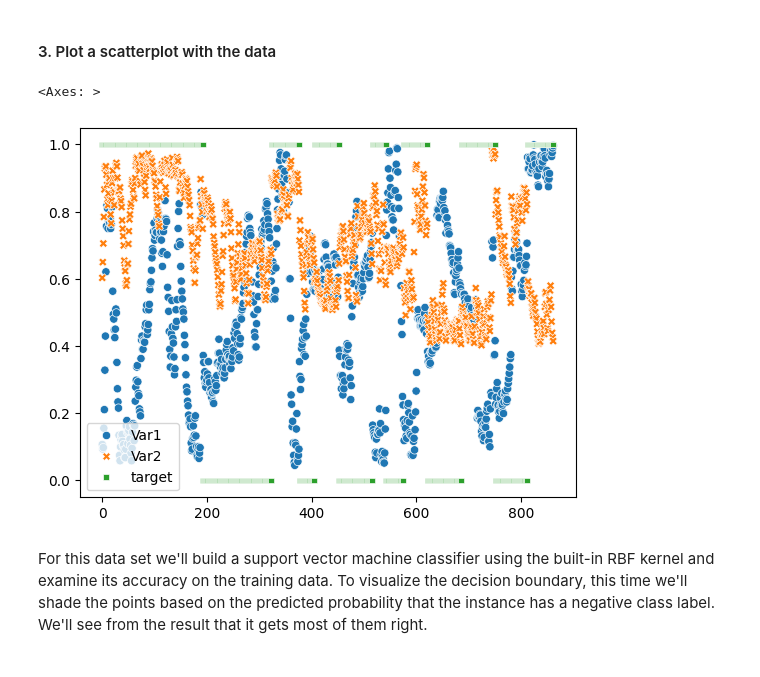
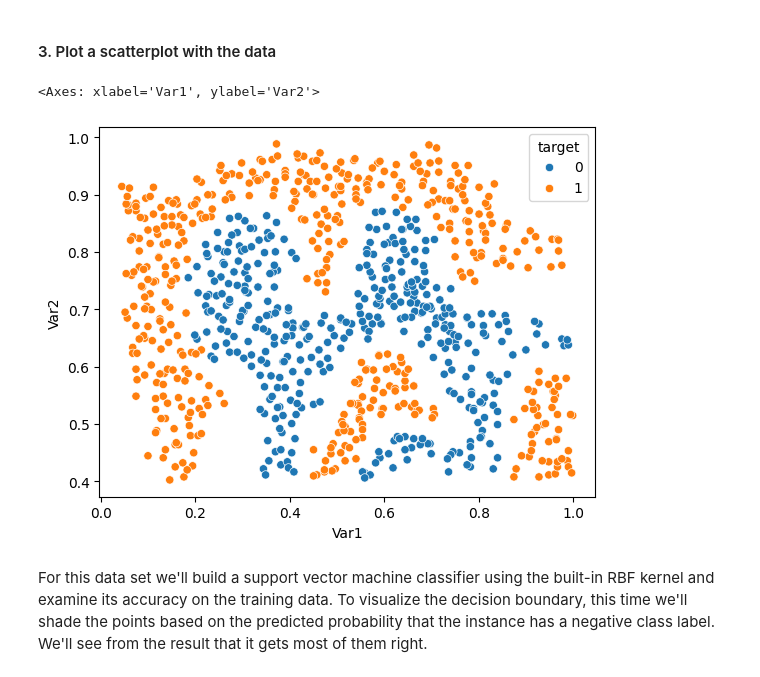
Before and after one commit to Rafacercos/ONLINE_DS_THEBRIDGE_RAFACERCOS, a Jupyter notebook: MIS_EJERCICIOS/Machine Learning/regclass/Ejercicios_SVM.ipynb, the cells around one changed output. Saved outputs shown, nothing was run; the diff lists cells and outputs as text; code cells hidden in the pictures.

```diff
--- a/MIS_EJERCICIOS/Machine Learning/regclass/Ejercicios_SVM.ipynb
+++ b/MIS_EJERCICIOS/Machine Learning/regclass/Ejercicios_SVM.ipynb
@@ -176,11 +188,11 @@ df2 = pd.concat((X,y),axis=1)
 df2.rename(columns={0:"Var1",1:"Var2"},inplace=True)
 # %% [markdown]
 #### 3. Plot a scatterplot with the data
-# %%
-sns.scatterplot(df2)
-# %% [output]
-<Axes: >
-[figure, removed]
+# %%
+sns.scatterplot(x=df2["Var1"],y=df2["Var2"],hue= df2["target"])
+# %% [output]
+<Axes: xlabel='Var1', ylabel='Var2'>
+[figure, added]
 # %% [markdown]
 For this data set we'll build a support vector machine classifier using the built-in RBF kernel and examine its accuracy on the training data.  To visualize the decision boundary, this time we'll shade the points based on the predicted probability that the instance has a negative class label.  We'll see from the result that it gets most of them right.
 # %% [markdown]
```
Also changed, not shown: parts of 6 cells of this notebook, 1 other file.
